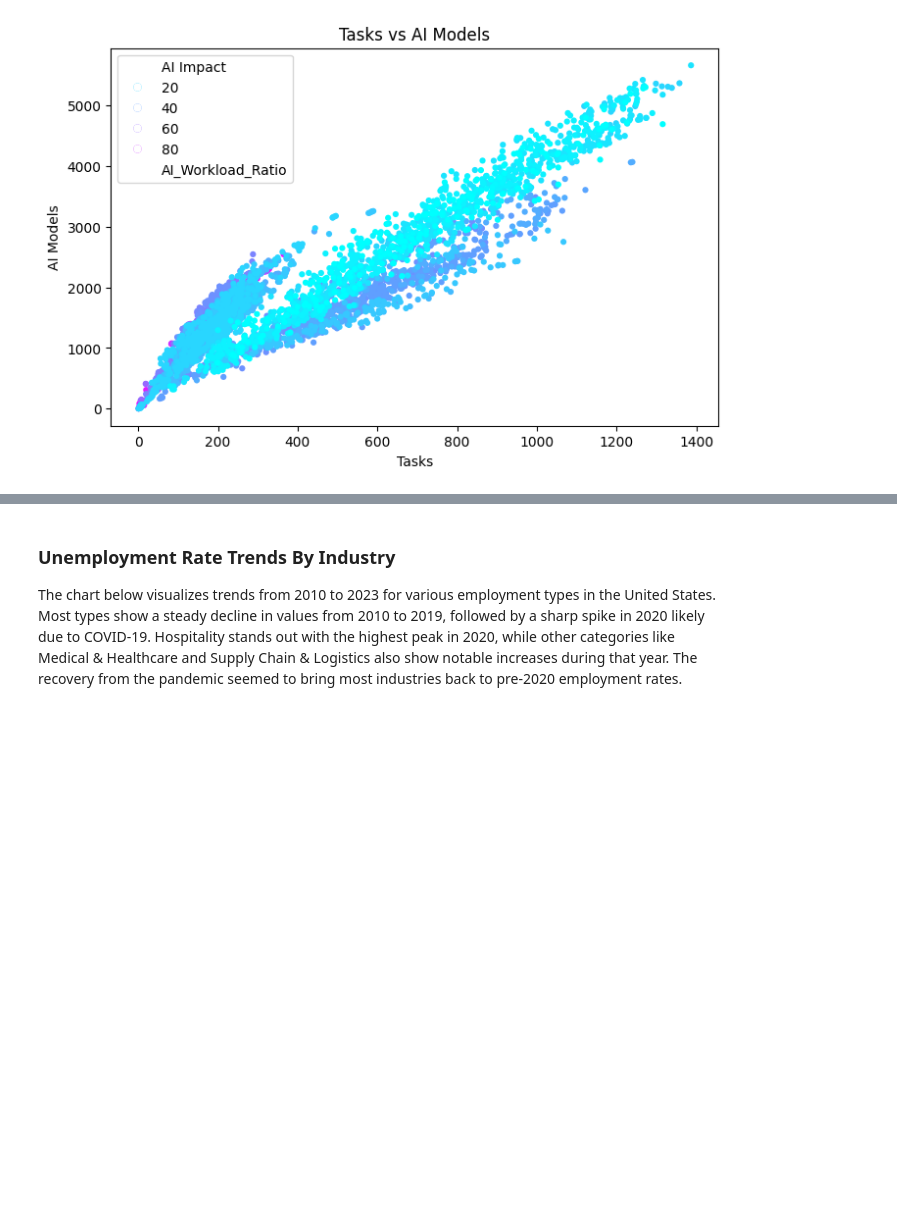
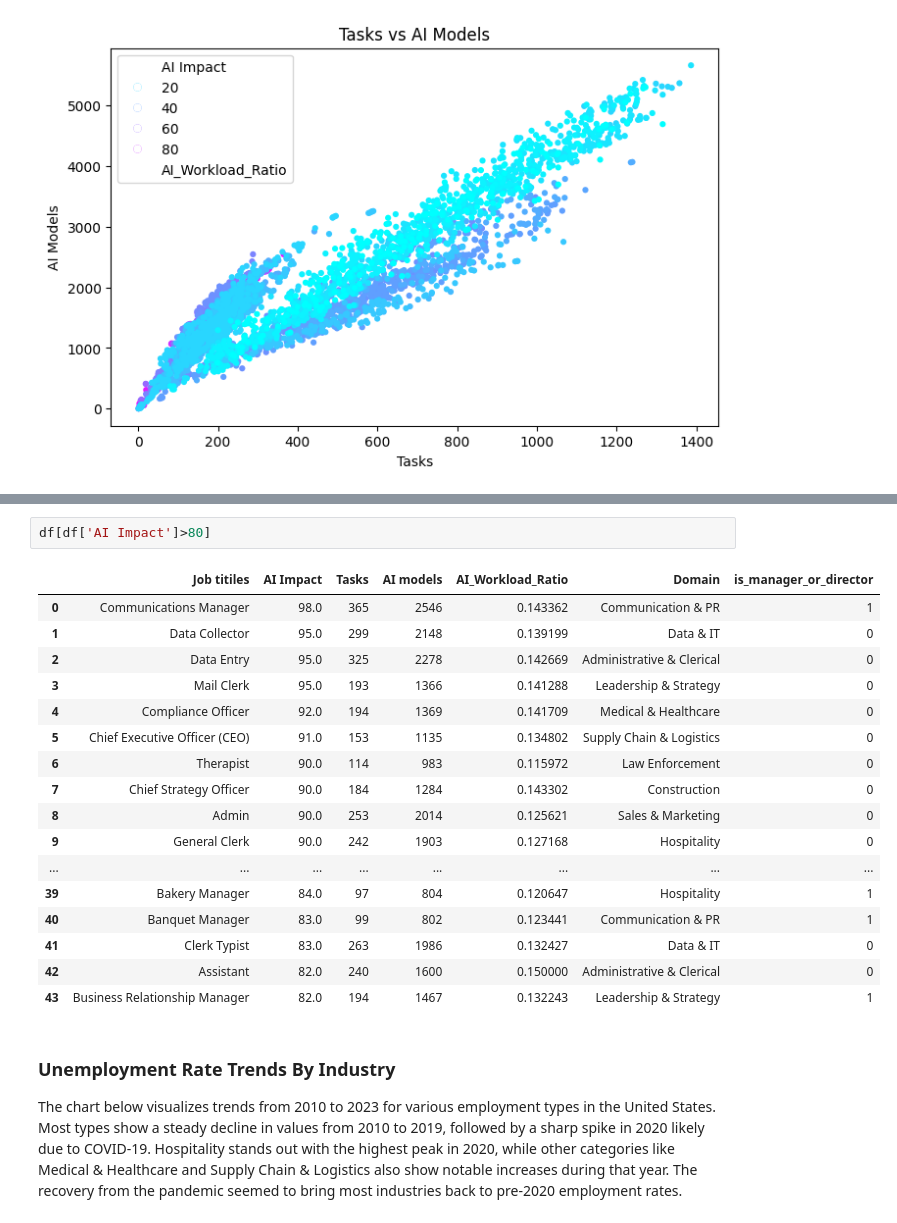
Before and after one commit to arpita-pandey/COGS108_FinalProject, a Jupyter notebook: EDACheckpoint_Group148_WI25.ipynb, the cells around one changed output, grey strips where cells are left out. Saved outputs shown, nothing was run; the diff lists cells and outputs as text; blank space fills up the shorter version.

```diff
--- a/EDACheckpoint_Group148_WI25.ipynb
+++ b/EDACheckpoint_Group148_WI25.ipynb
@@ -208,3 +223,23 @@ plt.show()
+# %%
+df[df['AI Impact']>80]
+# %% [output]
+|  | Job titiles | AI Impact | Tasks | AI models | AI_Workload_Ratio | Domain | is_manager_or_director |
+| 0 | Communications Manager | 98.0 | 365 | 2546 | 0.143362 | Communication & PR | 1 |
+| 1 | Data Collector | 95.0 | 299 | 2148 | 0.139199 | Data & IT | 0 |
+| 2 | Data Entry | 95.0 | 325 | 2278 | 0.142669 | Administrative & Clerical | 0 |
+| 3 | Mail Clerk | 95.0 | 193 | 1366 | 0.141288 | Leadership & Strategy | 0 |
+| 4 | Compliance Officer | 92.0 | 194 | 1369 | 0.141709 | Medical & Healthcare | 0 |
+| 5 | Chief Executive Officer (CEO) | 91.0 | 153 | 1135 | 0.134802 | Supply Chain & Logistics | 0 |
+| 6 | Therapist | 90.0 | 114 | 983 | 0.115972 | Law Enforcement | 0 |
+| 7 | Chief Strategy Officer | 90.0 | 184 | 1284 | 0.143302 | Construction | 0 |
+| 8 | Admin | 90.0 | 253 | 2014 | 0.125621 | Sales & Marketing | 0 |
+| 9 | General Clerk | 90.0 | 242 | 1903 | 0.127168 | Hospitality | 0 |
+| ... | ... | ... | ... | ... | ... | ... | ... |
+| 39 | Bakery Manager | 84.0 | 97 | 804 | 0.120647 | Hospitality | 1 |
+| 40 | Banquet Manager | 83.0 | 99 | 802 | 0.123441 | Communication & PR | 1 |
+| 41 | Clerk Typist | 83.0 | 263 | 1986 | 0.132427 | Data & IT | 0 |
+| 42 | Assistant | 82.0 | 240 | 1600 | 0.150000 | Administrative & Clerical | 0 |
+| 43 | Business Relationship Manager | 82.0 | 194 | 1467 | 0.132243 | Leadership & Strategy | 1 |
 # %% [markdown]
 ### Unemployment Rate Trends By Industry
 The chart below visualizes trends from 2010 to 2023 for various employment types in the United States. Most types show a steady decline in values from 2010 to 2019, followed by a sharp spike in 2020 likely due to COVID-19. Hospitality stands out with the highest peak in 2020, while other categories like Medical & Healthcare and Supply Chain & Logistics also show notable increases during that year. The recovery from the pandemic seemed to bring most industries back to pre-2020 employment rates.
```
Also changed, not shown: parts of 2 cells of this notebook.
